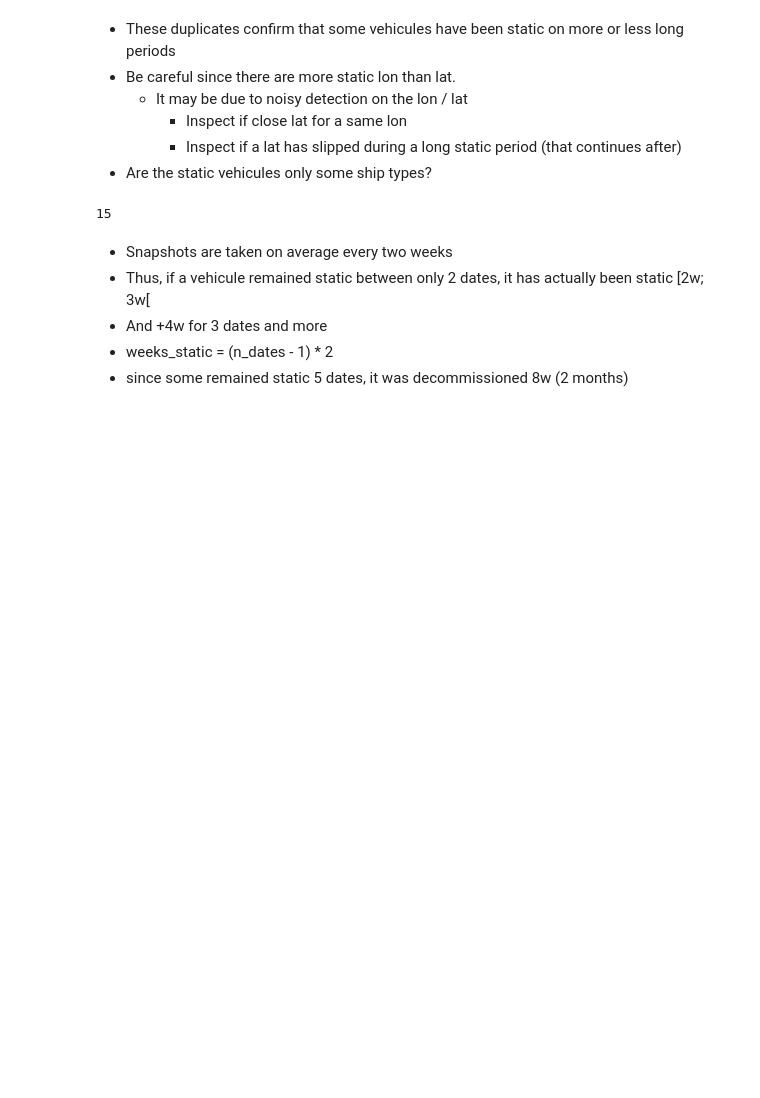
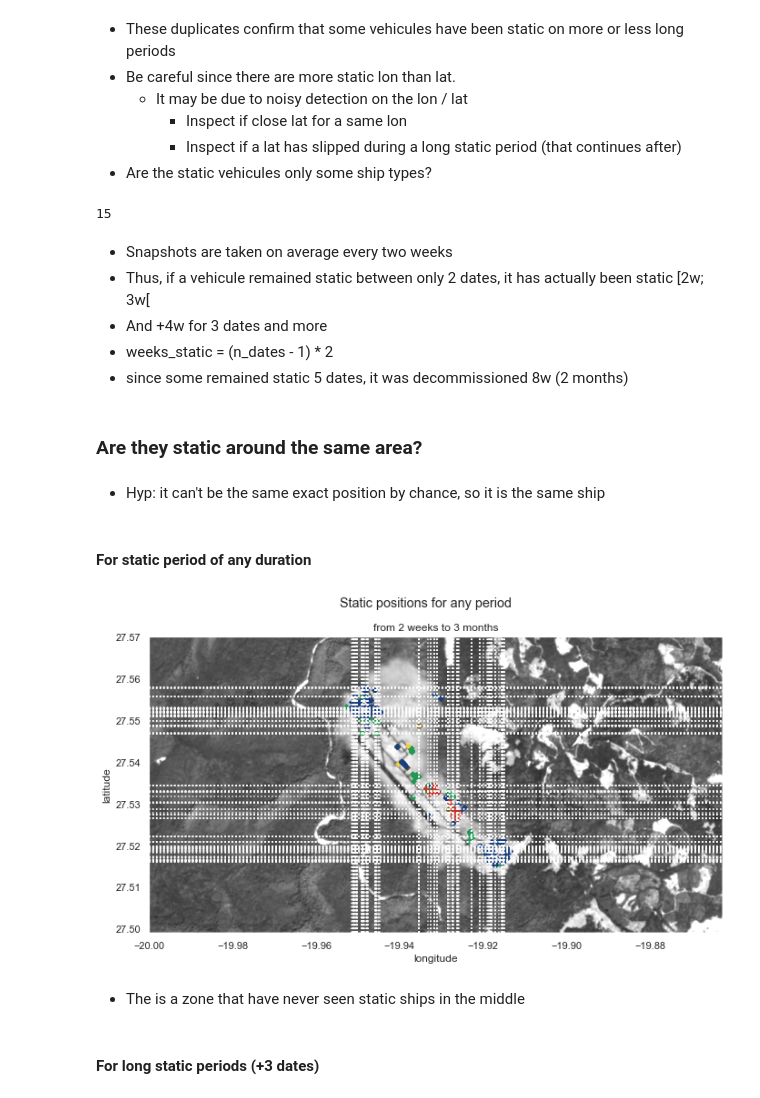
Before and after one commit to AlexisBogroff/geo_challenge, a Jupyter notebook: part_3_2_eda_exploration.ipynb, the cells around one changed output. Drawn from its saved outputs; the diff is of its cells as text; code cells hidden in the pictures; blank space fills up the shorter version.

Commit message:
Add graphs targetting static positions

```diff
--- a/part_3_2_eda_exploration.ipynb
+++ b/part_3_2_eda_exploration.ipynb
@@ -556,3 +557,39 @@ round(days_btw_snaps)
 - And +4w for 3 dates and more
 - weeks_static = (n_dates - 1) * 2
 - since some remained static 5 dates, it was decommissioned 8w (2 months)
+# %% [markdown]
+### Are they static around the same area?
+# %% [markdown]
+- Hyp: it can't be the same exact position by chance, so it is the same ship
+# %% [markdown]
+#### For static period of any duration
+# %%
+x_static = lon_static.index
+y_static = lat_static.index
+# %%
+plt.figure(figsize=(12, 6))
+
+# Draw background
+plt.imshow(img_arr, zorder=.5, cmap='gray', vmin=0, vmax=180, extent=raster.extent)
+
+for ship, color in ship_color_table.items():
+    ma_ship_type = data['ship_type'] == ship
+    plt.scatter(data[ma_ship_type]['lon'], data[ma_ship_type]['lat'], c=color, s=15, marker='D', label=ship)
+
+# Add specific positions
+for x in x_static:
+    plt.vlines(x, y_min, y_max, colors='w', linestyles='dotted')
+for y in y_static:
+    plt.hlines(y, x_min, x_max, colors='w', linestyles='dotted')
+
+plt.suptitle('Static positions for any period')
+plt.title('from 2 weeks to 3 months')
+plt.xlabel('longitude')
+plt.ylabel('latitude')
+plt.show()
+# %% [output]
+[figure, added]
+# %% [markdown]
+- The is a zone that have never seen static ships in the middle
+# %% [markdown]
+#### For long static periods (+3 dates)
```
Also changed, not shown: parts of 5 cells of this notebook.
